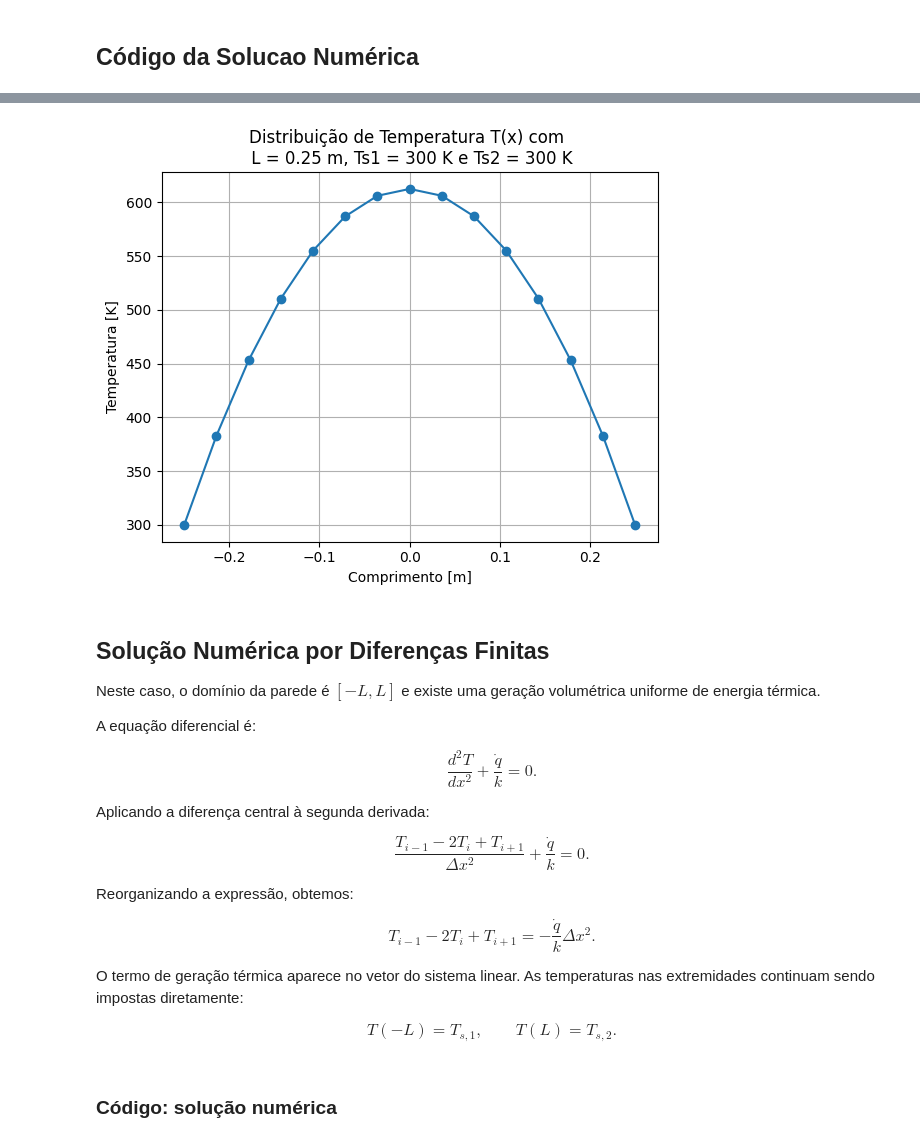
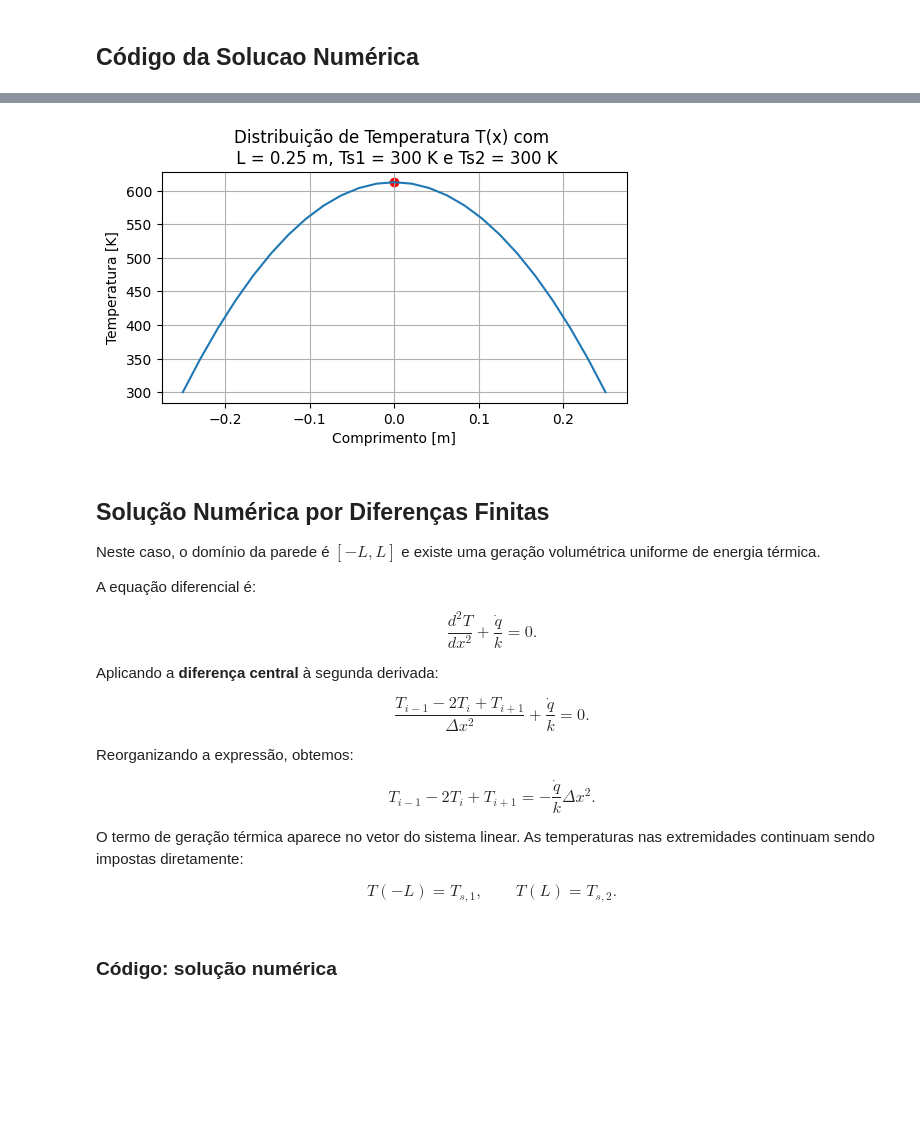
Before and after one commit to Paulo-de-Souza/HeatTransferPINN, a Jupyter notebook: Aulas_Notebooks/Aula03/Aula03_Parte1_1D_Estacionario.ipynb, the cells around one changed output, grey strips where cells are left out. Cells and saved outputs as stored; diff of their text form; code cells hidden in the pictures; blank space fills up the shorter version.

```diff
--- a/Aulas_Notebooks/Aula03/Aula03_Parte1_1D_Estacionario.ipynb
+++ b/Aulas_Notebooks/Aula03/Aula03_Parte1_1D_Estacionario.ipynb
@@ -186,43 +231,45 @@ $$\boxed{T(x) = \dfrac{\dot{q}L^2}{2k} \left(1 - \frac{x^2}{L^2} \right) + \frac
 # %%
 ## Importando Bibliotecas uteis
 import numpy as np                  #biblioteca para usar funcoes matematica
 import matplotlib.pyplot as plt     #biblioteca para fazer graficos
 
-
 ## Definindo a geometria da parede
 Lc = 0.5     #[m] comprimento total da parede
-L = Lc/2   #[m] meia parede
+L = Lc/2     #[m] meia parede
 
 ## Definindo as informações do problema
 Ts1 = 300  #[K]
 Ts2 = 300  #[K]
 q_dot = 1.5e6 #[W/m^3]
 k = 150 #[W/m K]
 
 ## Criando os valores de x no intervalo [-L, L]
-x = np.linspace(-L,L, 15)  # Usamos a funcao linspace para gerar pontos
+x = np.linspace(-L,L, 25)  # Usamos a funcao linspace para gerar pontos
 
 ## Criando a solucao analitica por partes
-T_p0 = (Ts2 + Ts1)/2
-T_p1 = ((Ts2 - Ts1)/(2*L)) * x
-T_p2 = ((q_dot * L**2) / (2*k)) * (1 - (x/L)**2)
+def T_geracao(x, Ts1, Ts2, q_dot = 1.5e6, k = 150):
+  T_p0 = (Ts2 + Ts1)/2
+  T_p1 = ((Ts2 - Ts1)/(2*L)) * x
+  T_p2 = ((q_dot * L**2) / (2*k)) * (1 - (x/L)**2)
+  Tx = T_p2 + T_p1 + T_p0
+  return Tx
 
-Tx = T_p2 + T_p1 + T_p0
+Tx = T_geracao(x, Ts1, Ts2, q_dot = 1.5e6, k = 150)
 
-## Imprimindo valores na tela
-# print(f"Valores de x: {x}")
-# print(f"Valores de T(x): {Tx}")
+## Formula para o ponto maximo quando Ts1 = Ts2, solucao em x = 0
+Tx0 = T_geracao(0, Ts1, Ts2, q_dot = 1.5e6, k = 150)
+
+# Criando o grafico da solucao
+plt.figure(figsize=(6, 3))
+plt.plot(x, Tx, '-')             # plotando a curva completa
+plt.scatter(0, Tx0, c = 'red')   # plotando o ponto maximo
+plt.grid()
+plt.ylabel("Temperatura [K]")
+plt.xlabel("Comprimento [m]")
+plt.title(f"Distribuição de Temperatura T(x) com \n L = {L} m, Ts1 = {Ts1} K e Ts2 = {Ts2} K")
+plt.show()
+# %% [output]
+[figure, added]
-# %%
-# Criando o grafico da solucao
-
-plt.plot(x, Tx, 'o-')
-plt.grid()
-plt.ylabel("Temperatura [K]")
-plt.xlabel("Comprimento [m]")
-plt.title(f"Distribuição de Temperatura T(x) com \n L = {L} m, Ts1 = {Ts1} K e Ts2 = {Ts2} K")
-plt.show()
-# %% [output]
-[figure, removed]
 # %% [markdown]
 ## **Solução Numérica por Diferenças Finitas**
 
@@ -234,7 +281,7 @@ $$
 \frac{d^2T}{dx^2}+\frac{\dot{q}}{k}=0.
 $$
 
-Aplicando a diferença central à segunda derivada:
+Aplicando a **diferença central** à segunda derivada:
 
 $$
 \frac{T_{i-1}-2T_i+T_{i+1}}{\Delta x^2} +\frac{\dot{q}}{k}=0.
```
Also changed, not shown: parts of 20 cells of this notebook.
